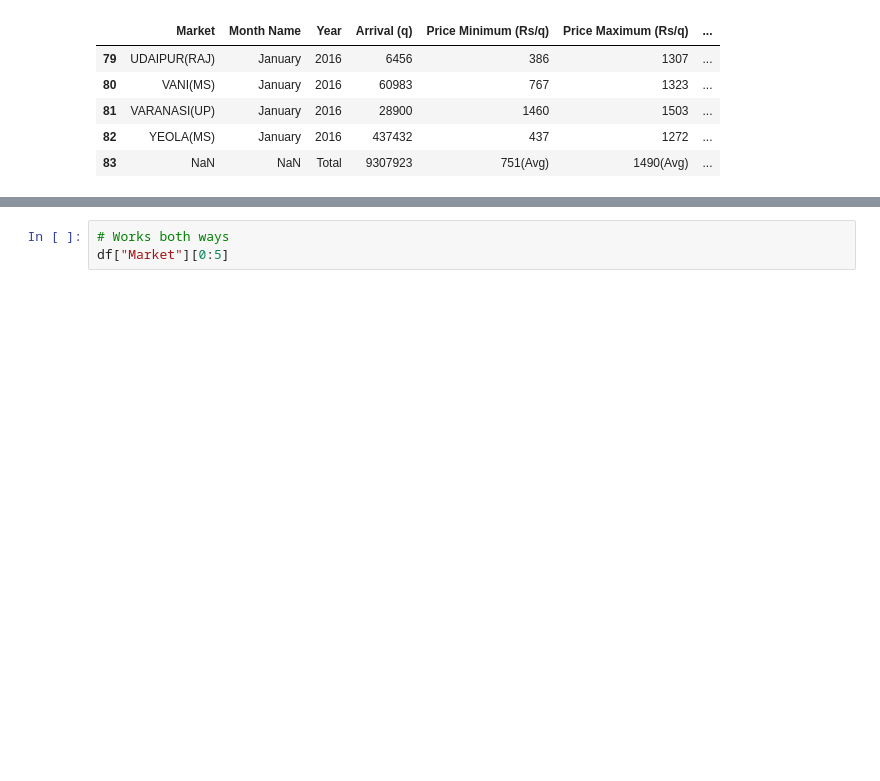
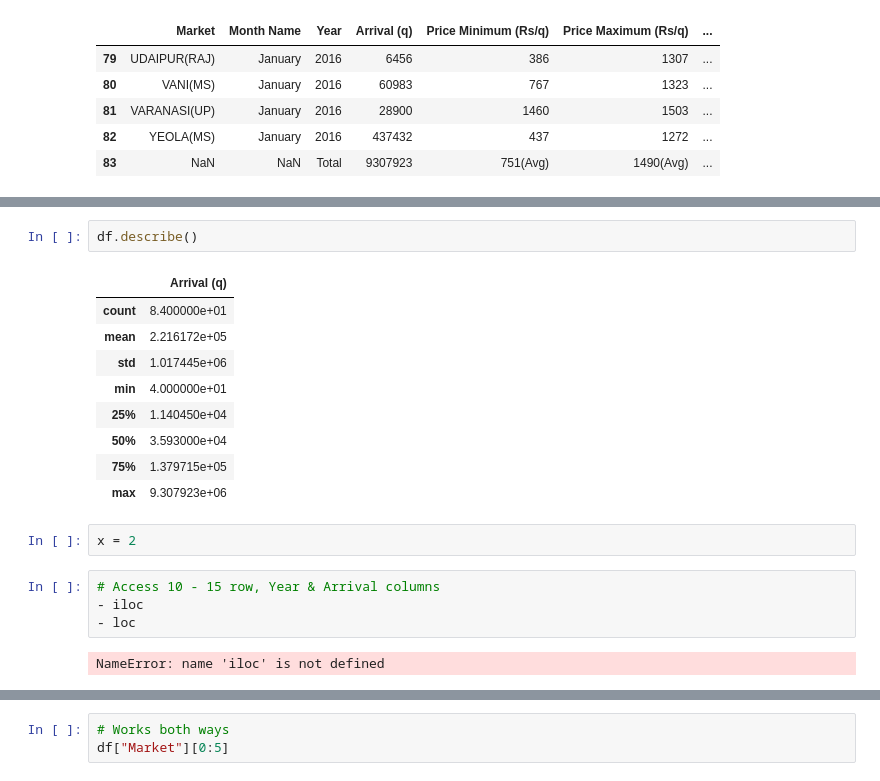
Before and after one commit to amitkaps/art-data-science, a Jupyter notebook: notebook/onion/2-Acquire.ipynb, the cells around one changed output, grey strips where cells are left out. Saved outputs shown, nothing was run; the diff lists cells and outputs as text; blank space fills up the shorter version.

```diff
--- a/notebook/onion/2-Acquire.ipynb
+++ b/notebook/onion/2-Acquire.ipynb
@@ -208,0 +262,20 @@ Name: Market, dtype: object
+# %%
+df.describe()
+# %% [output]
+|  | Arrival (q) |
+| count | 8.400000e+01 |
+| mean | 2.216172e+05 |
+| std | 1.017445e+06 |
+| min | 4.000000e+01 |
+| 25% | 1.140450e+04 |
+| 50% | 3.593000e+04 |
+| 75% | 1.379715e+05 |
+| max | 9.307923e+06 |
+# %%
+x = 2
+# %%
+# Access 10 - 15 row, Year & Arrival columns
+- iloc
+- loc
+# %% [output]
+NameError: name 'iloc' is not defined
```
Also changed, not shown: parts of 28 cells of this notebook, 42 other files.
